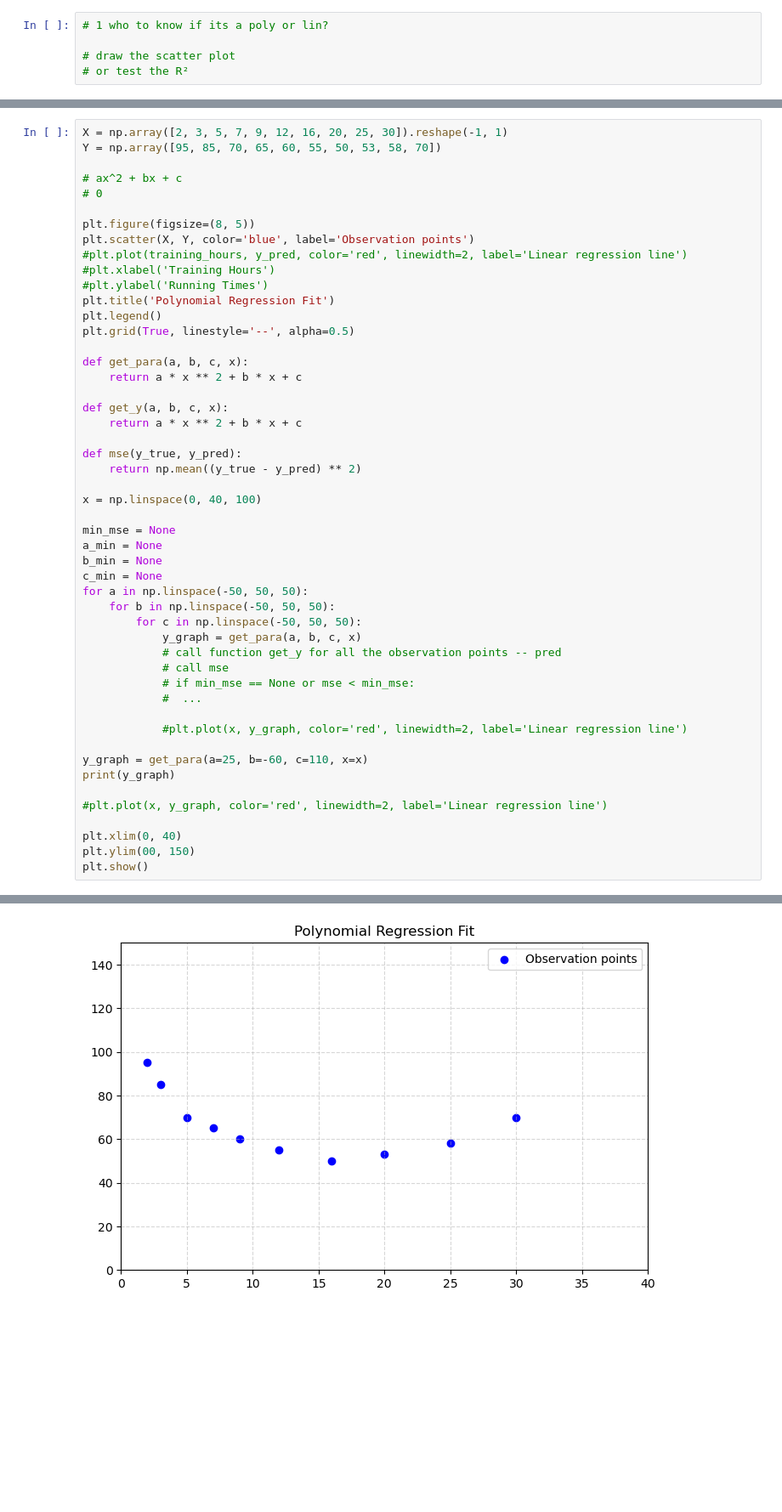
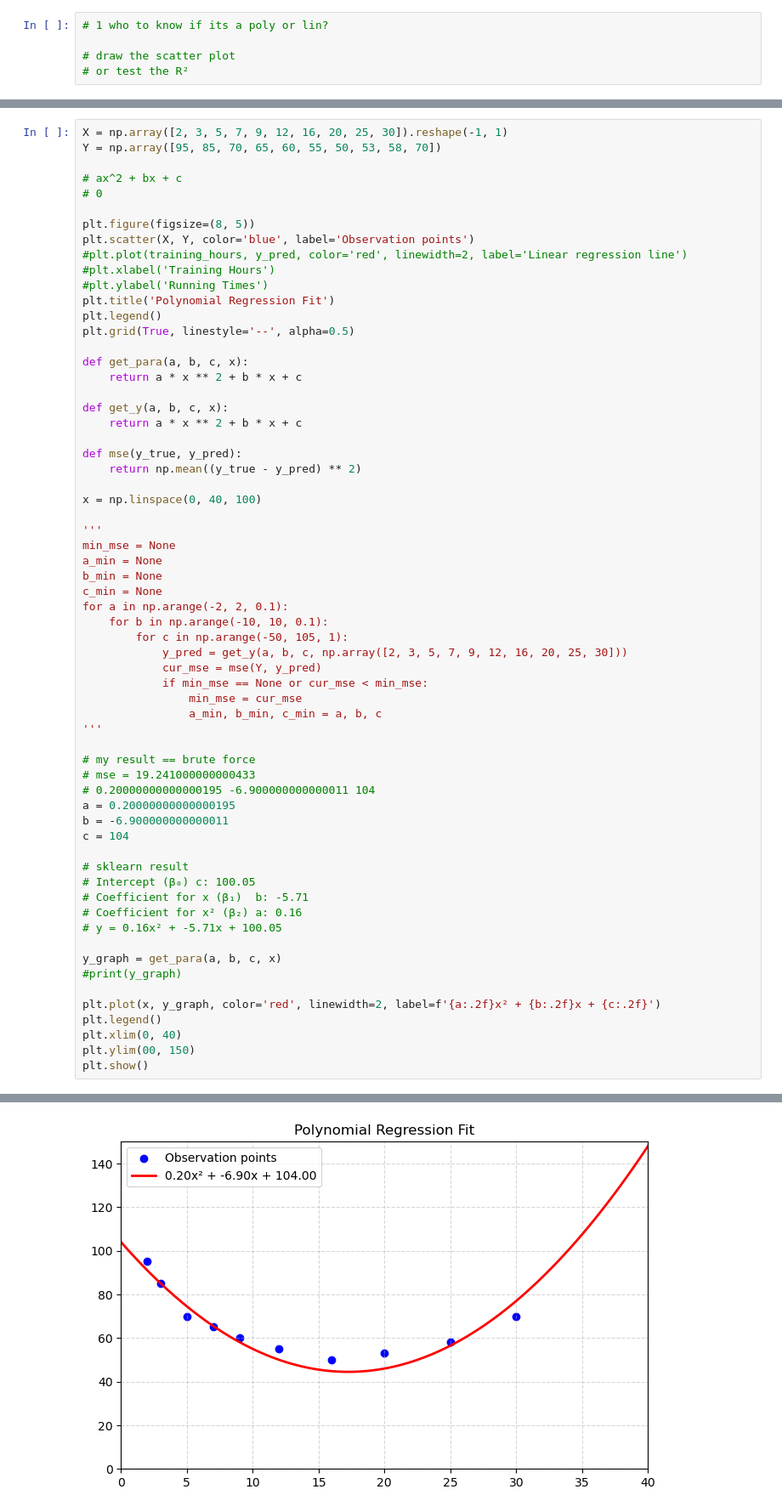
Before and after one commit to pythonai200425/10.11.2025, a Jupyter notebook: poly_reg.ipynb, the cells around one changed output, grey strips where cells are left out. Shown at 85% size. Drawn from its saved outputs; the diff is of its cells as text; blank space fills up the shorter version.

```diff
--- a/poly_reg.ipynb
+++ b/poly_reg.ipynb
@@ -85,26 +85,39 @@ def mse(y_true, y_pred):
 
 x = np.linspace(0, 40, 100)
 
+'''
 min_mse = None
 a_min = None
 b_min = None
 c_min = None
-for a in np.linspace(-50, 50, 50):
-    for b in np.linspace(-50, 50, 50):
-        for c in np.linspace(-50, 50, 50):
-            y_graph = get_para(a, b, c, x)
-            # call function get_y for all the observation points -- pred
-            # call mse
-            # if min_mse == None or mse < min_mse:
-            #  ...
+for a in np.arange(-2, 2, 0.1):
+    for b in np.arange(-10, 10, 0.1):
+        for c in np.arange(-50, 105, 1):
+            y_pred = get_y(a, b, c, np.array([2, 3, 5, 7, 9, 12, 16, 20, 25, 30]))
+            cur_mse = mse(Y, y_pred)
+            if min_mse == None or cur_mse < min_mse:
+                min_mse = cur_mse
+                a_min, b_min, c_min = a, b, c
+'''
 
-            #plt.plot(x, y_graph, color='red', linewidth=2, label='Linear regression line')
+# my result == brute force
+# mse = 19.241000000000433
+# 0.20000000000000195 -6.900000000000011 104
+a = 0.20000000000000195
+b = -6.900000000000011
+c = 104
 
-y_graph = get_para(a=25, b=-60, c=110, x=x)
-print(y_graph)
+# sklearn result
+# Intercept (β₀) c: 100.05
+# Coefficient for x (β₁)  b: -5.71
+# Coefficient for x² (β₂) a: 0.16
+# y = 0.16x² + -5.71x + 100.05
 
-#plt.plot(x, y_graph, color='red', linewidth=2, label='Linear regression line')
+y_graph = get_para(a, b, c, x)
+#print(y_graph)
 
+plt.plot(x, y_graph, color='red', linewidth=2, label=f'{a:.2f}x² + {b:.2f}x + {c:.2f}')
+plt.legend()
 plt.xlim(0, 40)
 plt.ylim(00, 150)
 plt.show()
@@ -129 +125 @@ plt.show()
-[figure, old version]
+[figure, new version]
```
Also changed, not shown: parts of 2 cells of this notebook, 1 other file.
